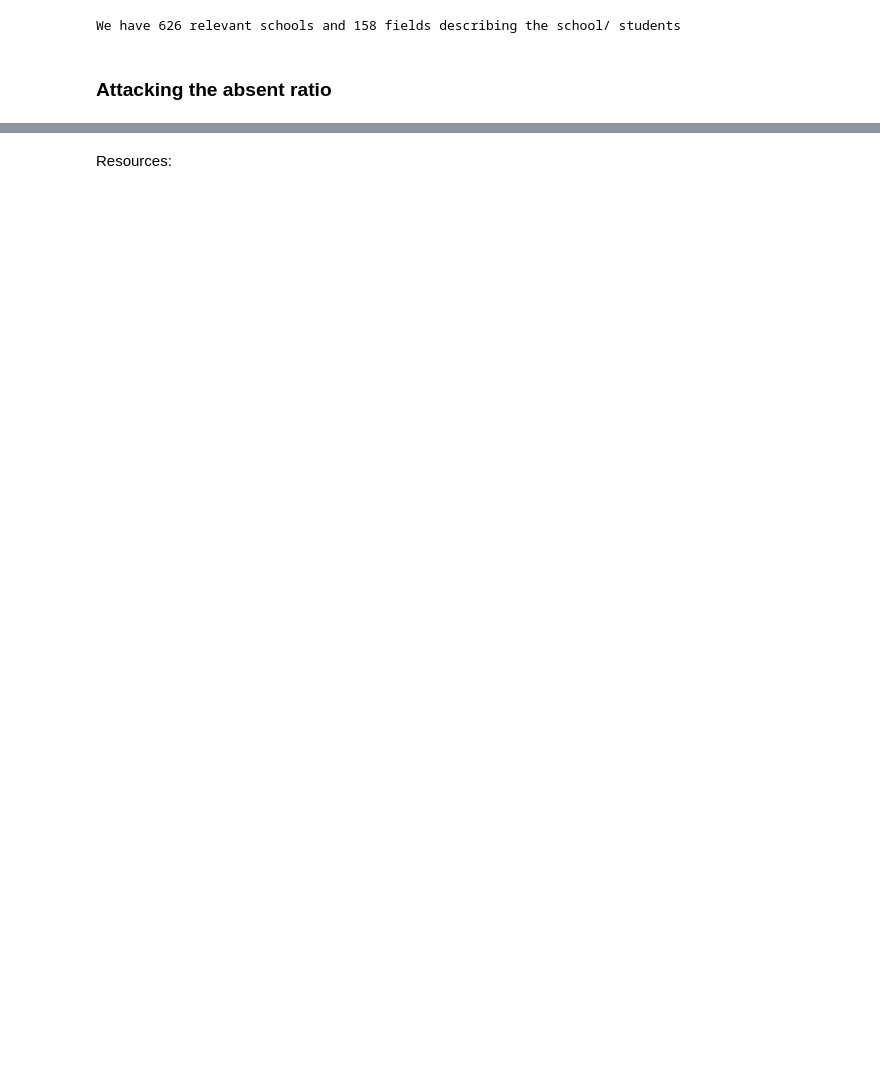
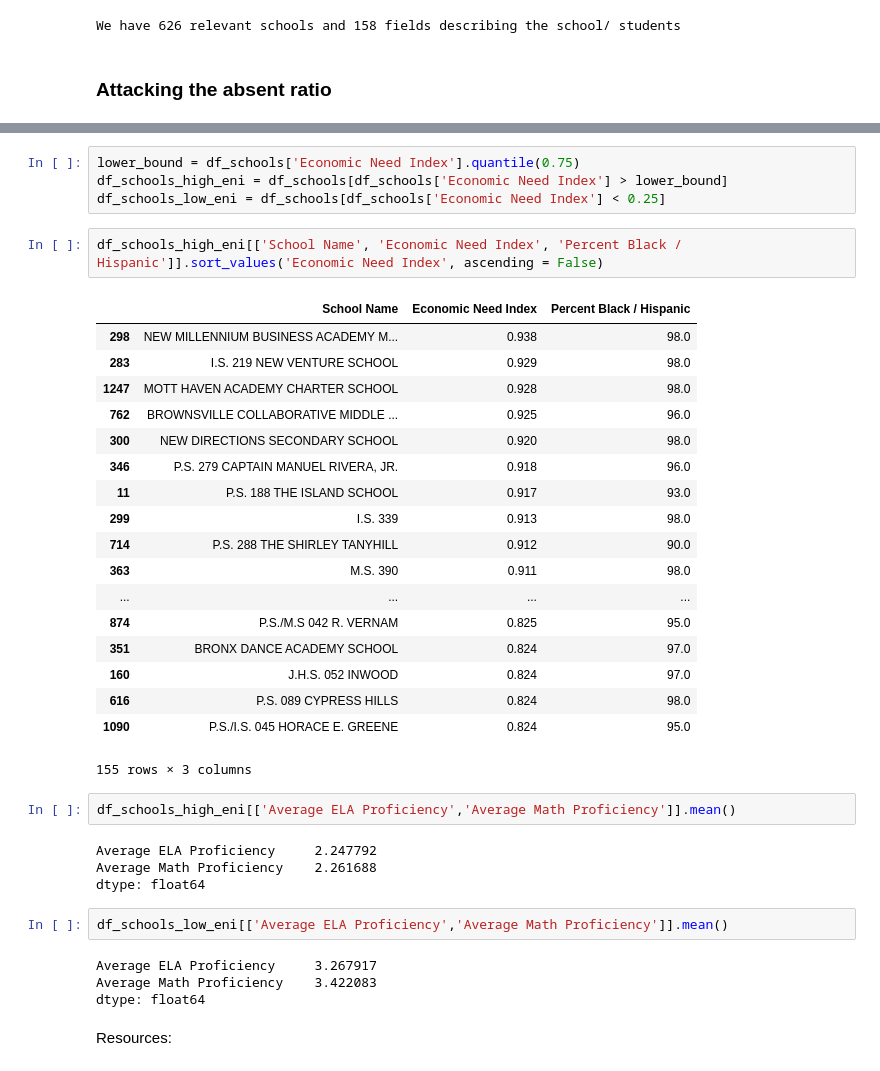
Before and after one commit to infocusp/passnyc_data_science_for_good, a Jupyter notebook: code/sandbox/falak/ds_for_good.ipynb, the cells around one changed output, grey strips where cells are left out. Saved outputs shown, nothing was run; the diff lists cells and outputs as text; blank space fills up the shorter version.

```diff
--- a/code/sandbox/falak/ds_for_good.ipynb
+++ b/code/sandbox/falak/ds_for_good.ipynb
@@ -93,2 +215,39 @@ df_schools[df_schools['Percent of Students Chronically Absent'] > 40]\
+# %%
+lower_bound = df_schools['Economic Need Index'].quantile(0.75)
+df_schools_high_eni = df_schools[df_schools['Economic Need Index'] > lower_bound]
+df_schools_low_eni = df_schools[df_schools['Economic Need Index'] < 0.25]
+# %%
+df_schools_high_eni[['School Name', 'Economic Need Index', 'Percent Black / Hispanic']].sort_values('Economic Need Index', ascending = False)
+# %% [output]
+|  | School Name | Economic Need Index | Percent Black / Hispanic |
+| 298 | NEW MILLENNIUM BUSINESS ACADEMY M... | 0.938 | 98.0 |
+| 283 | I.S. 219 NEW VENTURE SCHOOL | 0.929 | 98.0 |
+| 1247 | MOTT HAVEN ACADEMY CHARTER SCHOOL | 0.928 | 98.0 |
+| 762 | BROWNSVILLE COLLABORATIVE MIDDLE ... | 0.925 | 96.0 |
+| 300 | NEW DIRECTIONS SECONDARY SCHOOL | 0.920 | 98.0 |
+| 346 | P.S. 279 CAPTAIN MANUEL RIVERA, JR. | 0.918 | 96.0 |
+| 11 | P.S. 188 THE ISLAND SCHOOL | 0.917 | 93.0 |
+| 299 | I.S. 339 | 0.913 | 98.0 |
+| 714 | P.S. 288 THE SHIRLEY TANYHILL | 0.912 | 90.0 |
+| 363 | M.S. 390 | 0.911 | 98.0 |
+| ... | ... | ... | ... |
+| 874 | P.S./M.S 042 R. VERNAM | 0.825 | 95.0 |
+| 351 | BRONX DANCE ACADEMY SCHOOL | 0.824 | 97.0 |
+| 160 | J.H.S. 052 INWOOD | 0.824 | 97.0 |
+| 616 | P.S. 089 CYPRESS HILLS | 0.824 | 98.0 |
+| 1090 | P.S./I.S. 045 HORACE E. GREENE | 0.824 | 95.0 |
+155 rows × 3 columns
+# %%
+df_schools_high_eni[['Average ELA Proficiency','Average Math Proficiency']].mean()
+# %% [output]
+Average ELA Proficiency     2.247792
+Average Math Proficiency    2.261688
+dtype: float64
+# %%
+df_schools_low_eni[['Average ELA Proficiency','Average Math Proficiency']].mean()
+# %% [output]
+Average ELA Proficiency     3.267917
+Average Math Proficiency    3.422083
+dtype: float64
 # %% [markdown]
 Resources:
```
Also changed, not shown: parts of 17 cells of this notebook.
